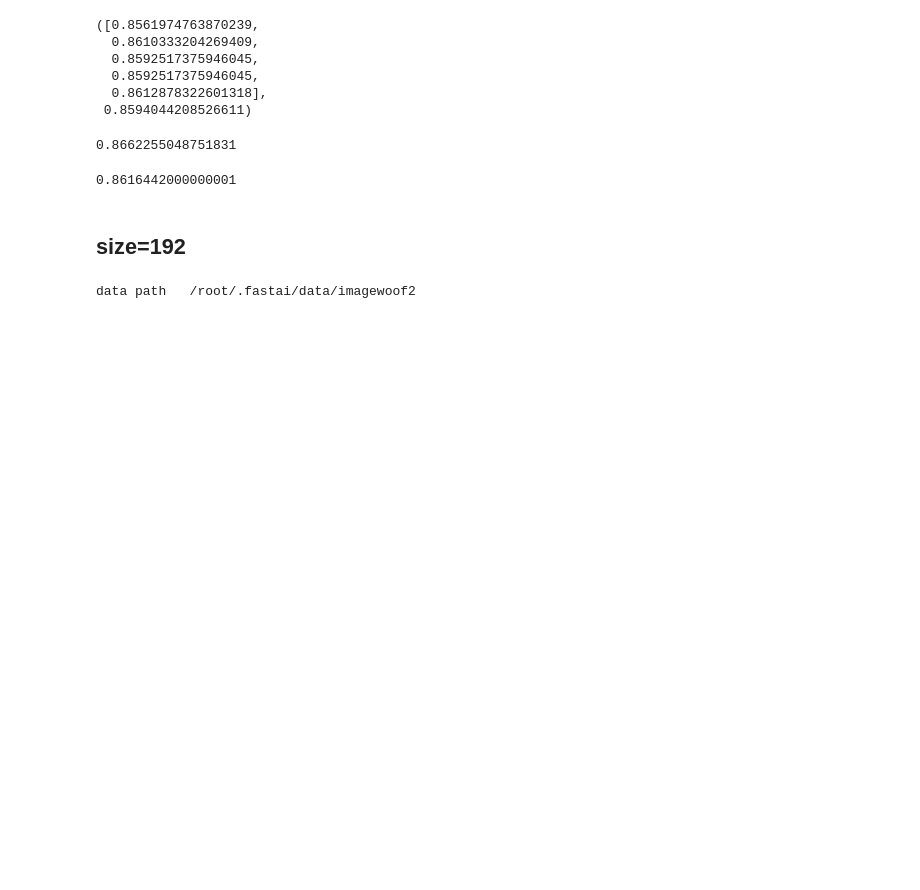
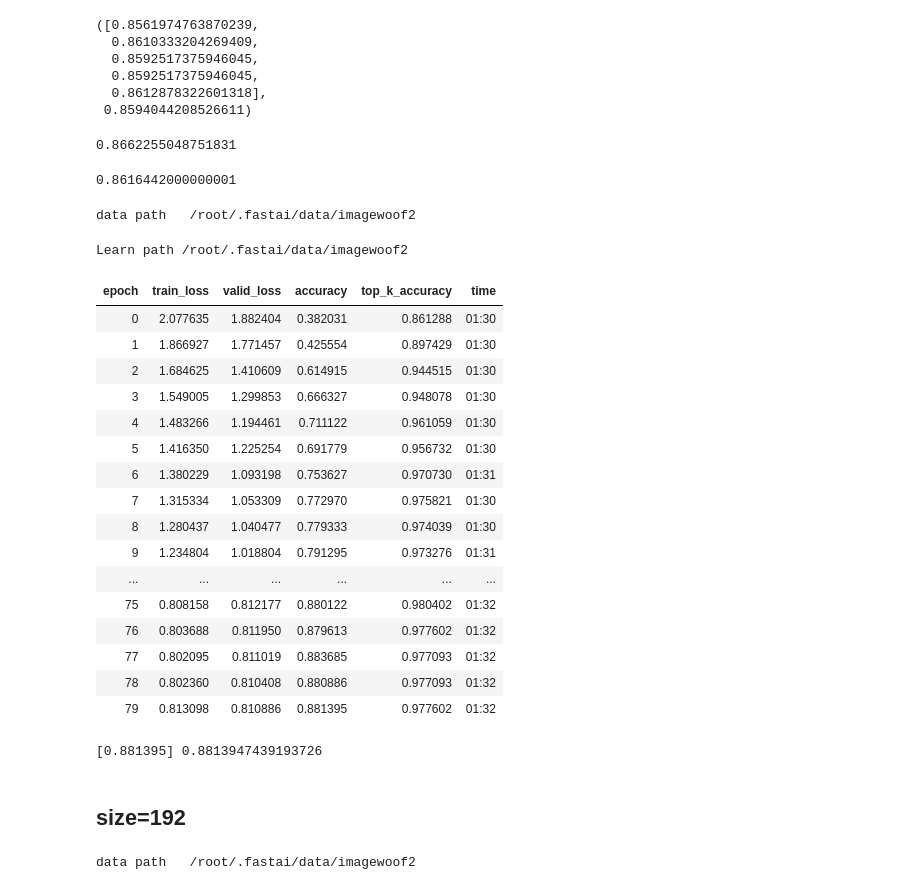
Before and after one commit to BoaEi/imagenette_experiments, a Jupyter notebook: Woof_ResNet_separable.ipynb, the cells around one changed output. Drawn from its saved outputs; the diff is of its cells as text; code cells hidden in the pictures; blank space fills up the shorter version.

```diff
--- a/Woof_ResNet_separable.ipynb
+++ b/Woof_ResNet_separable.ipynb
@@ -34,11 +34,9 @@ class NewLayer(nn.Sequential):
 
         if padding==None: padding = ks//2
         if ks==3 and nf!=ni*4:  # to be used for the "stem" of ResNet
-          layers = [('Conv3x3',
-              nn.Conv2d(ni, ni*4, 3, padding=1, bias=bias, groups=ni)),
+          layers = [('Conv3x3', nn.Conv2d(ni, ni*4, 3, padding=1, bias=bias, groups=ni)),
                     # ('act_fn', act_fn),
-                    ('Conv1x1',
-              nn.Conv2d(ni*4, nf, 1, bias=bias, groups=1))
+                    ('Conv1x1', nn.Conv2d(ni*4, nf, 1, bias=bias, groups=1))
               ]
         else:
           layers = [('Conv{}x{}'.format(ks,ks),
@@ -80,7 +78,7 @@ class NewResBlock(Module):
 # %%
 model = Net(c_out=10, layers=[3,6,8,3], expansion=4)
 model.block = NewResBlock
-model.conv_layer = NewLayer # for the stem
+# model.conv_layer = NewLayer # for the stem
 pool = MaxBlurPool2d(3, True)
 model.pool = pool
 model.stem_pool = pool
@@ -300,6 +298,35 @@ res = [0.861542, 0.859252, 0.859252, 0.863324, 0.864851]
 sum(res)/5
 # %% [output]
 0.8616442000000001
+# %%
+epochs = [80]
+for e in epochs:
+    mixup=0 if e<=20 else 0.2
+    learn = get_learn(model=model, size=128, bs=32, mixup=mixup)
+    learn.fit_fc(e, lr=4e-3, moms=(0.95,0.95), start_pct=0.72)
+    res += [learn.recorder.metrics[-1][0].item()]
+print([round(x, 6) for x in res], sum(res)/len(res))
+# %% [output]
+data path   /root/.fastai/data/imagewoof2
+Learn path /root/.fastai/data/imagewoof2
+| epoch | train_loss | valid_loss | accuracy | top_k_accuracy | time |
+| 0 | 2.077635 | 1.882404 | 0.382031 | 0.861288 | 01:30 |
+| 1 | 1.866927 | 1.771457 | 0.425554 | 0.897429 | 01:30 |
+| 2 | 1.684625 | 1.410609 | 0.614915 | 0.944515 | 01:30 |
+| 3 | 1.549005 | 1.299853 | 0.666327 | 0.948078 | 01:30 |
+| 4 | 1.483266 | 1.194461 | 0.711122 | 0.961059 | 01:30 |
+| 5 | 1.416350 | 1.225254 | 0.691779 | 0.956732 | 01:30 |
+| 6 | 1.380229 | 1.093198 | 0.753627 | 0.970730 | 01:31 |
+| 7 | 1.315334 | 1.053309 | 0.772970 | 0.975821 | 01:30 |
+| 8 | 1.280437 | 1.040477 | 0.779333 | 0.974039 | 01:30 |
+| 9 | 1.234804 | 1.018804 | 0.791295 | 0.973276 | 01:31 |
+| ... | ... | ... | ... | ... | ... |
+| 75 | 0.808158 | 0.812177 | 0.880122 | 0.980402 | 01:32 |
+| 76 | 0.803688 | 0.811950 | 0.879613 | 0.977602 | 01:32 |
+| 77 | 0.802095 | 0.811019 | 0.883685 | 0.977093 | 01:32 |
+| 78 | 0.802360 | 0.810408 | 0.880886 | 0.977093 | 01:32 |
+| 79 | 0.813098 | 0.810886 | 0.881395 | 0.977602 | 01:32 |
+[0.881395] 0.8813947439193726
 # %% [markdown]
 ## size=192
 # %%
```
Also changed, not shown: parts of 1 cell of this notebook.
